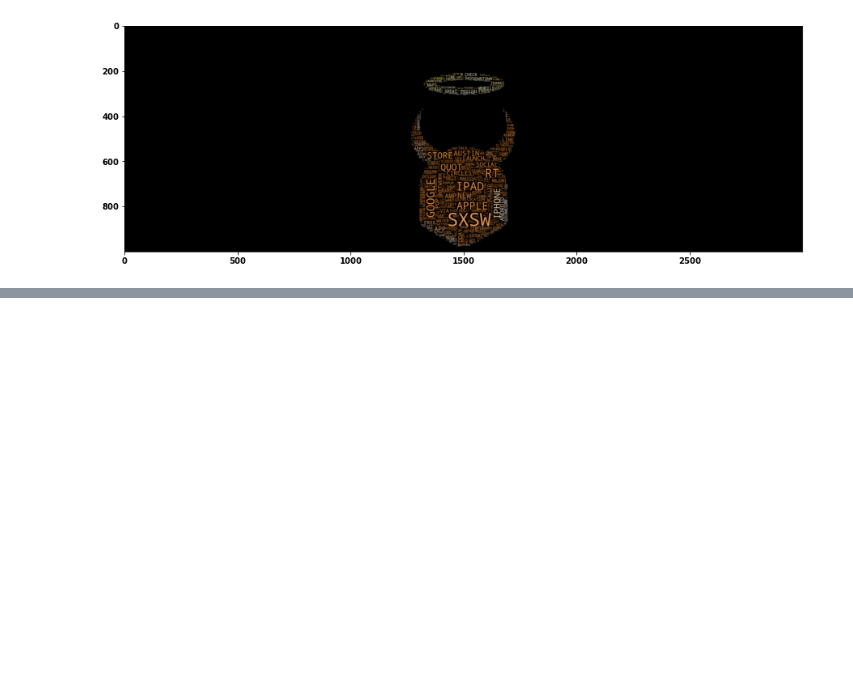
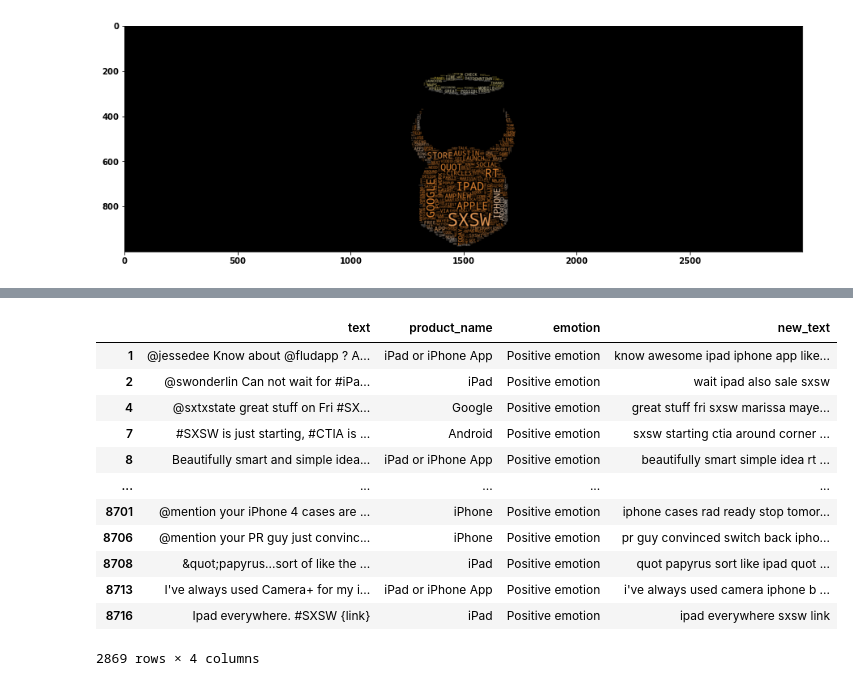
Before and after one commit to ssaeed85/dsc-ph4-TweetSentimentAnalysis-NLP, a Jupyter notebook: Workspace/Saad/WordCloud.ipynb, the cells around one changed output, grey strips where cells are left out. Saved outputs shown, nothing was run; the diff lists cells and outputs as text; code cells hidden in the pictures; blank space fills up the shorter version.

```diff
--- a/Workspace/Saad/WordCloud.ipynb
+++ b/Workspace/Saad/WordCloud.ipynb
@@ -229,0 +364,16 @@ wc.to_file("Header_wc-Black.png")
+# %%
+pos_df
+# %% [output]
+|  | text | product_name | emotion | new_text |
+| 1 | @jessedee Know about @fludapp ? A... | iPad or iPhone App | Positive emotion | know awesome ipad iphone app like... |
+| 2 | @swonderlin Can not wait for #iPa... | iPad | Positive emotion | wait ipad also sale sxsw |
+| 4 | @sxtxstate great stuff on Fri #SX... | Google | Positive emotion | great stuff fri sxsw marissa maye... |
+| 7 | #SXSW is just starting, #CTIA is ... | Android | Positive emotion | sxsw starting ctia around corner ... |
+| 8 | Beautifully smart and simple idea... | iPad or iPhone App | Positive emotion | beautifully smart simple idea rt ... |
+| ... | ... | ... | ... | ... |
+| 8701 | @mention your iPhone 4 cases are ... | iPhone | Positive emotion | iphone cases rad ready stop tomor... |
+| 8706 | @mention your PR guy just convinc... | iPhone | Positive emotion | pr guy convinced switch back ipho... |
+| 8708 | &quot;papyrus...sort of like the ... | iPad | Positive emotion | quot papyrus sort like ipad quot ... |
+| 8713 | I've always used Camera+ for my i... | iPad or iPhone App | Positive emotion | i've always used camera iphone b ... |
+| 8716 | Ipad everywhere. #SXSW {link} | iPad | Positive emotion | ipad everywhere sxsw link |
+2869 rows × 4 columns
```
Also changed, not shown: parts of 13 cells of this notebook.
